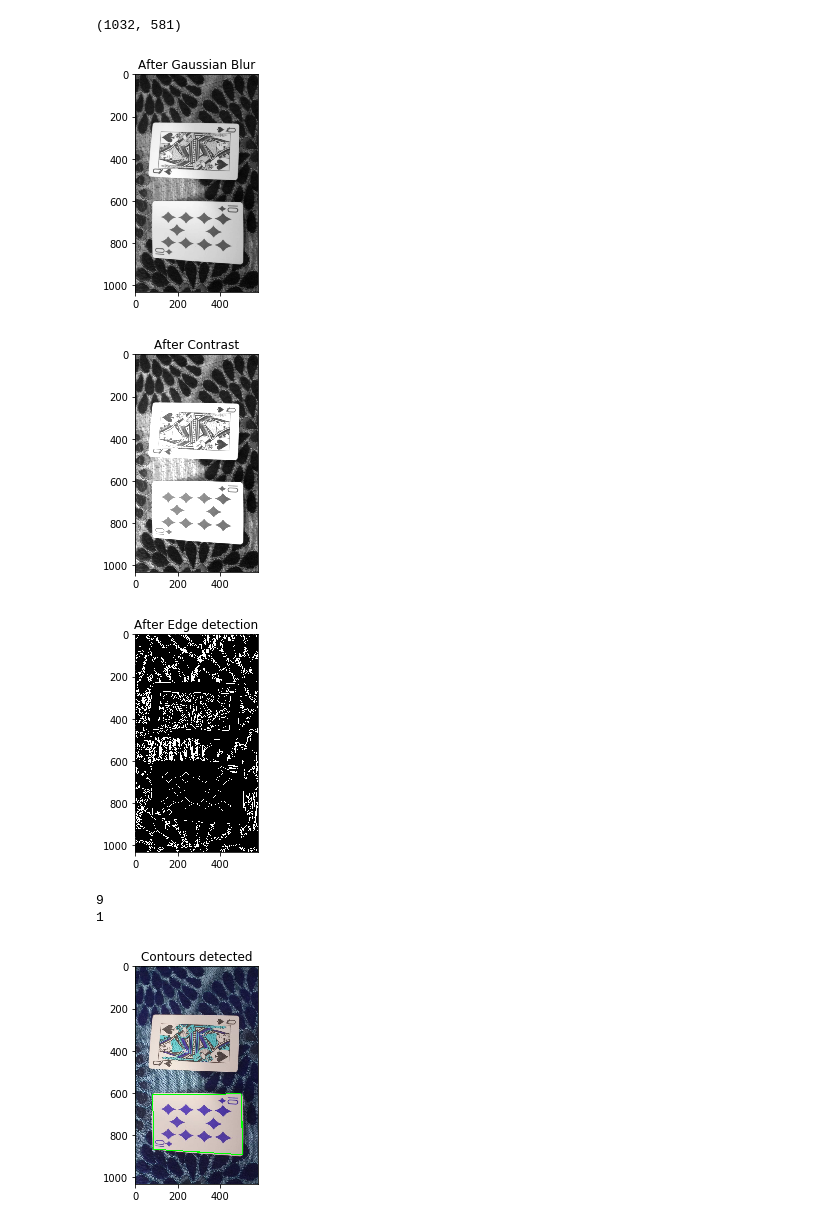
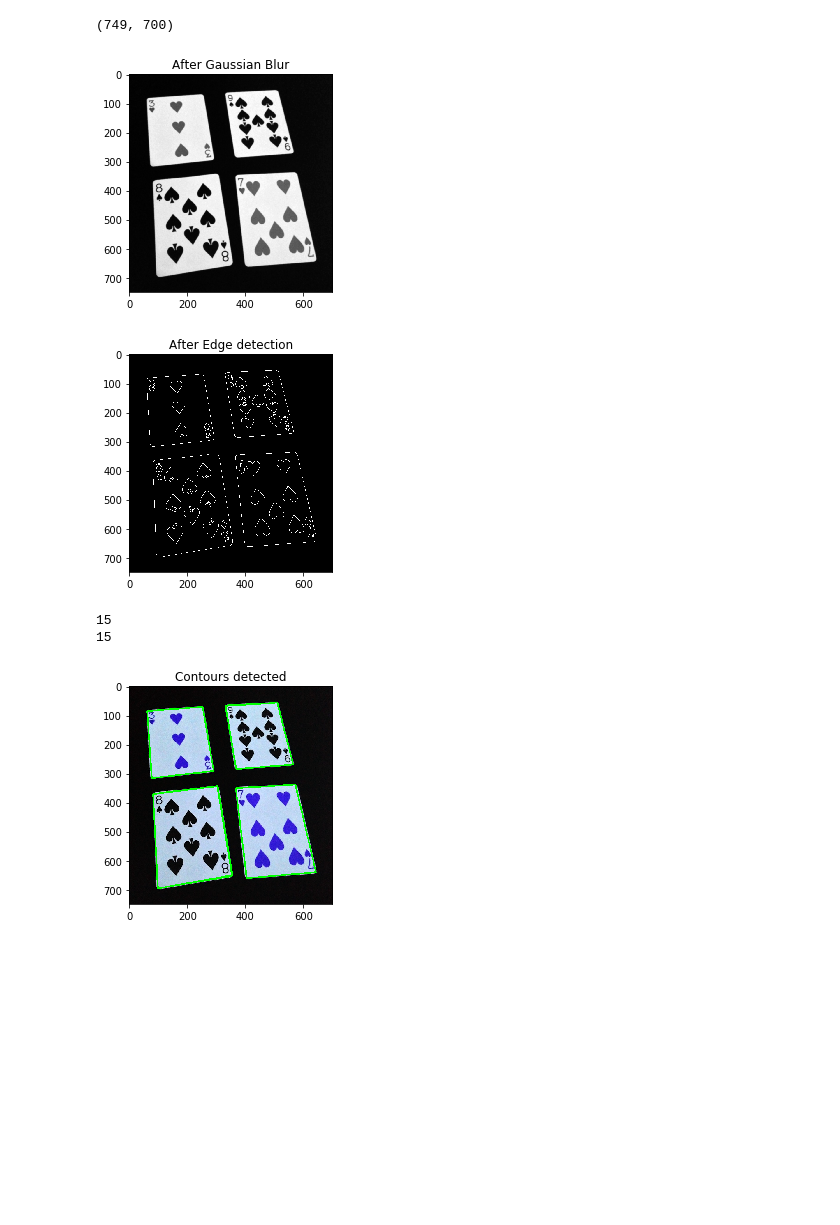
Before and after one commit to rajat1401/poker_hand_detector, a Jupyter notebook: cardDetection.ipynb, the cells around one changed output. Drawn from its saved outputs; the diff is of its cells as text; code cells hidden in the pictures; blank space fills up the shorter version.

Commit message:
Card Detection complete

```diff
--- a/cardDetection.ipynb
+++ b/cardDetection.ipynb
@@ -14,31 +15,34 @@ def getAngle(a, b, c):
 def card_detect(loc):
     imarray= np.array(cv2.imread(loc, 0))
     print (imarray.shape)
-    imblur= cv2.GaussianBlur(imarray, (5,5), 0)
-    plt.imshow(imblur, cmap= 'gray')
+    imblur1= cv2.GaussianBlur(imarray, (5,5), 0)
+    imblur2= cv2.GaussianBlur(imarray, (7,7), 0)
+    plt.imshow(imblur1, cmap= 'gray')
     plt.title("After Gaussian Blur")
     plt.show()
-    alpha= 1.5
-    beta= 0
-    imcontrast= cv2.convertScaleAbs(imblur, alpha=alpha, beta=beta)
-    plt.imshow(imcontrast, cmap= 'gray')
-    plt.title("After Contrast")
-    plt.show()
 
-    edgearray= cv2.Canny(imblur, 25, 180)
-    plt.imshow(edgearray, cmap= 'gray')
+    high_thresh, thresh_im = cv2.threshold(imblur1, 0, 255, cv2.THRESH_BINARY + cv2.THRESH_OTSU)
+    low_thresh = 0.5*high_thresh
+    edgearray1= cv2.Canny(imblur1, low_thresh, high_thresh)
+    high_thresh, thresh_im = cv2.threshold(imblur2, 0, 255, cv2.THRESH_BINARY + cv2.THRESH_OTSU)
+    low_thresh = 0.5*high_thresh
+    edgearray2= cv2.Canny(imblur2, low_thresh, high_thresh)
+    plt.imshow(edgearray1, cmap= 'gray')
     plt.title("After Edge detection")
     plt.show()
-    cnts = cv2.findContours(edgearray.copy(), cv2.RETR_TREE, cv2.CHAIN_APPROX_SIMPLE)
-    cnts = imutils.grab_contours(cnts)
-    cnts = sorted(cnts, key = cv2.contourArea, reverse = True)[:9]
+    cnts1= cv2.findContours(edgearray1, cv2.RETR_TREE, cv2.CHAIN_APPROX_SIMPLE)
+    cnts1= imutils.grab_contours(cnts1)
+    cnts2= cv2.findContours(edgearray2.copy(), cv2.RETR_TREE, cv2.CHAIN_APPROX_SIMPLE)
+    cnts2= imutils.grab_contours(cnts2)
+    cnts1.extend(cnts2)
+    cnts= sorted(cnts1, key = cv2.contourArea, reverse = True)[:15]
     print (len(cnts))
 
     cntsarray= []
     for c in cnts:
         peri = cv2.arcLength(c, True)
         approx = cv2.approxPolyDP(c, 0.009*peri, True)
-        if len(approx) == 4:#cards will be a rectangle always
+        if len(approx) == 4:#card will be a rectangle always
             cntsarray.append(approx)
 
     imarraycolor= np.array(cv2.imread(loc))
@@ -49,12 +53,11 @@ def card_detect(loc):
     plt.show()
     cv2.imwrite('./op.png', imarraycolor)
 # %%
-card_detect('./im1.jpeg')
+card_detect('./im4.jpeg')
 # %% [output]
-(1032, 581)
+(749, 700)
-[figure, old version]
+[figure, new version]
-[figure, old version]
+[figure, new version]
+15
+15
-[figure, old version]
+[figure, new version]
-9
-1
-[figure, removed]
```
Also changed, not shown: parts of 1 cell of this notebook, 2 other files.
